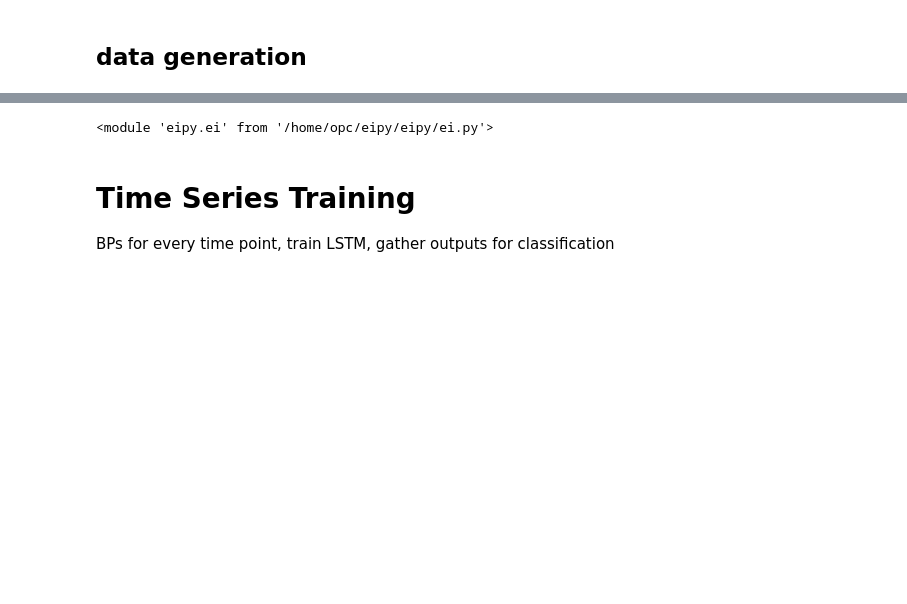
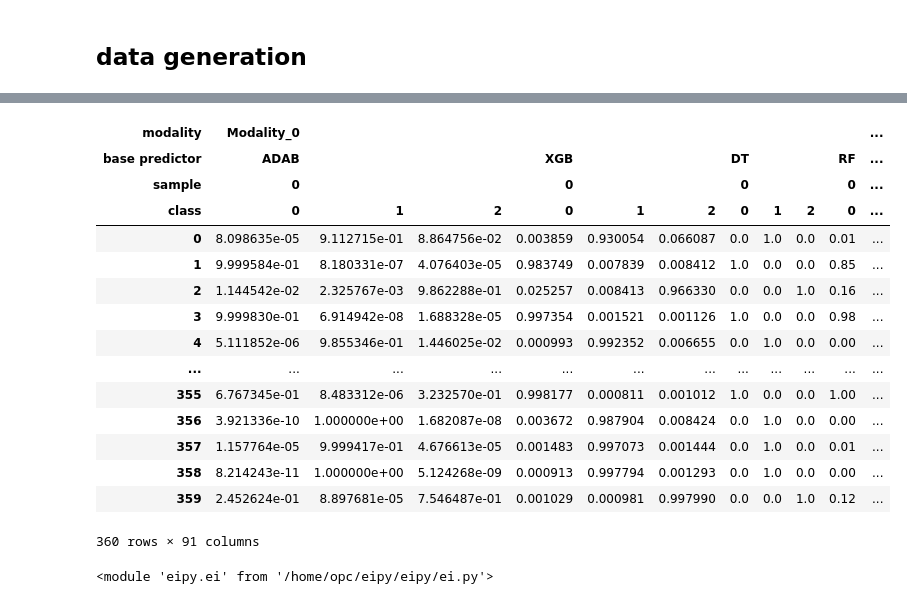
Before and after one commit to aviadsusman/eipy, a Jupyter notebook: eipy/test_longitudinal.ipynb, the cells around one changed output, grey strips where cells are left out. Cells and saved outputs as stored; diff of their text form; code cells hidden in the pictures; blank space fills up the shorter version.

Commit message:
on the way to time dependent labels

```diff
--- a/eipy/test_longitudinal.ipynb
+++ b/eipy/test_longitudinal.ipynb
@@ -110,4 +78,0 @@ y = y[shuffle_indices]
-# %%
-from sklearn.model_selection import train_test_split
-X_train_l, X_test_l, y_train, y_test = train_test_split(X_l, y, test_size=0.25, random_state=38, stratify=y)
-X_train_s, X_test_s, _,_ = train_test_split(X_s, y, test_size=0.25, random_state=38, stratify=y)
@@ -129,0 +149,30 @@ X_test_s_dict = {"Static_Modality_1" : X_test_s[:,:2],
+# %%
+from sklearn.model_selection import train_test_split
+
+meta_data = []
+for t in range(n_time_steps):
+    #time dependent data splitting
+    labels_at_timestep = y[:, t]
+    X_train, X_test, y_train, y_test = train_test_split(X, labels_at_timestep, test_size=0.25, random_state=38, stratify=labels_at_timestep)
+    #modalities
+    features_per_modality = int(n_features/3)
+    X_train_dict = {f"Modality_{i}" : X_train[:,features_per_modality*i: features_per_modality*(i+1),:] for i in range(3)}
+    X_test_dict = {f"Modality_{i}" : X_test[:,features_per_modality*i: features_per_modality*(i+1),:] for i in range(3)}
+    X_train_timestep = {k: v[:,:,t] for k,v in X_train_dict.items()}
+
+    EI_for_timestep = e.EnsembleIntegration(
+                        base_predictors=base_predictors,
+                        k_outer=5,
+                        k_inner=5,
+                        n_samples=1,
+                        sampling_strategy=None,
+                        sampling_aggregation="mean",
+                        n_jobs=-1,
+                        metrics=metrics,
+                        random_state=38,
+                        project_name=f"time step {t}",
+                        model_building=False,
+                        )
+    print(f"generating metadata for timestep {t}")
+    EI_for_timestep.fit_base(X_train_timestep, y_train)
+    meta_data.append([EI_for_timestep.ensemble_training_data, EI_for_timestep.ensemble_test_data, EI_for_timestep.ensemble_training_data_final, EI_for_timestep.base_summary])
@@ -129,0 +284,4 @@ X_test_s_dict = {"Static_Modality_1" : X_test_s[:,:2],
+# %%
+LSTM_training_data = [[dfs[0][i] for dfs in meta_data] for i in range(5)]
+LSTM_test_data = [[dfs[1][i] for dfs in meta_data] for i in range(5)]
+LSTM_training_data_final = [df[2] for df in meta_data]
@@ -130,3 +310,22 @@ X_test_s_dict = {"Static_Modality_1" : X_test_s[:,:2],
+# %%
+LSTM_training_data[0][0]
+# %% [output]
+| modality | Modality_0 |  |  |  |  |  |  |  |  |  | ... |
+| base predictor | ADAB |  |  | XGB |  |  | DT |  |  | RF | ... |
+| sample | 0 |  |  | 0 |  |  | 0 |  |  | 0 | ... |
+| class | 0 | 1 | 2 | 0 | 1 | 2 | 0 | 1 | 2 | 0 | ... |
+| 0 | 8.098635e-05 | 9.112715e-01 | 8.864756e-02 | 0.003859 | 0.930054 | 0.066087 | 0.0 | 1.0 | 0.0 | 0.01 | ... |
+| 1 | 9.999584e-01 | 8.180331e-07 | 4.076403e-05 | 0.983749 | 0.007839 | 0.008412 | 1.0 | 0.0 | 0.0 | 0.85 | ... |
+| 2 | 1.144542e-02 | 2.325767e-03 | 9.862288e-01 | 0.025257 | 0.008413 | 0.966330 | 0.0 | 0.0 | 1.0 | 0.16 | ... |
+| 3 | 9.999830e-01 | 6.914942e-08 | 1.688328e-05 | 0.997354 | 0.001521 | 0.001126 | 1.0 | 0.0 | 0.0 | 0.98 | ... |
+| 4 | 5.111852e-06 | 9.855346e-01 | 1.446025e-02 | 0.000993 | 0.992352 | 0.006655 | 0.0 | 1.0 | 0.0 | 0.00 | ... |
+| ... | ... | ... | ... | ... | ... | ... | ... | ... | ... | ... | ... |
+| 355 | 6.767345e-01 | 8.483312e-06 | 3.232570e-01 | 0.998177 | 0.000811 | 0.001012 | 1.0 | 0.0 | 0.0 | 1.00 | ... |
+| 356 | 3.921336e-10 | 1.000000e+00 | 1.682087e-08 | 0.003672 | 0.987904 | 0.008424 | 0.0 | 1.0 | 0.0 | 0.00 | ... |
+| 357 | 1.157764e-05 | 9.999417e-01 | 4.676613e-05 | 0.001483 | 0.997073 | 0.001444 | 0.0 | 1.0 | 0.0 | 0.01 | ... |
+| 358 | 8.214243e-11 | 1.000000e+00 | 5.124268e-09 | 0.000913 | 0.997794 | 0.001293 | 0.0 | 1.0 | 0.0 | 0.00 | ... |
+| 359 | 2.452624e-01 | 8.897681e-05 | 7.546487e-01 | 0.001029 | 0.000981 | 0.997990 | 0.0 | 0.0 | 1.0 | 0.12 | ... |
+360 rows × 91 columns
 # %%
 ####HI OVER HERE###
 import importlib
@@ -134,6 +333,3 @@ importlib.reload(e)
 ###HEYOOOOOO#
 # %% [output]
 <module 'eipy.ei' from '/home/opc/eipy/eipy/ei.py'>
-# %% [markdown]
-# Time Series Training
-BPs for every time point, train LSTM, gather outputs for classification
```
Also changed, not shown: parts of 29 cells of this notebook, 3 other files.
